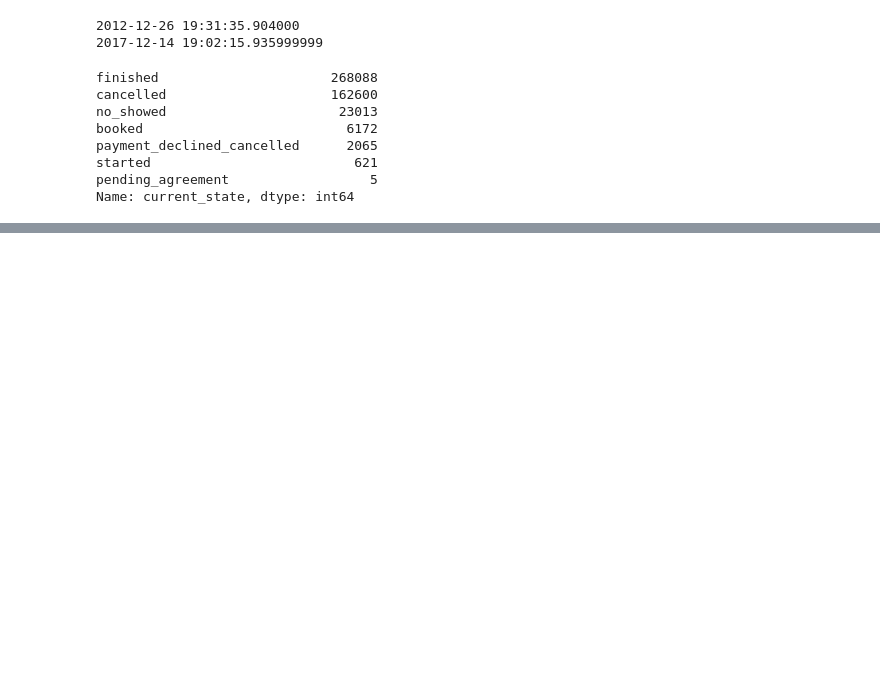
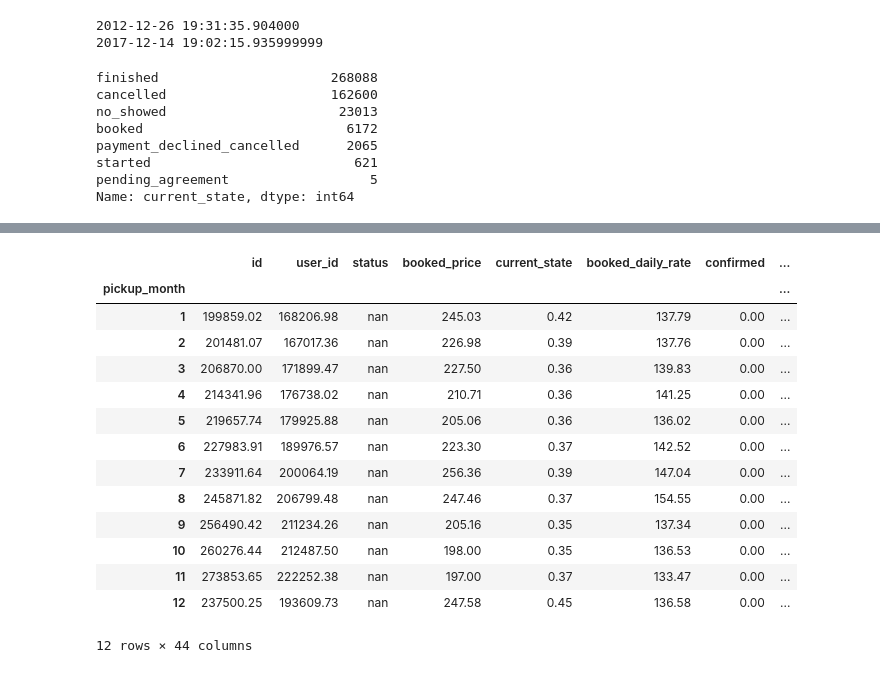
Before and after one commit to mengeling/silvercar-cancellation-predictor, a Jupyter notebook: EDA/silvercar.ipynb, the cells around one changed output, grey strips where cells are left out. Saved outputs shown, nothing was run; the diff lists cells and outputs as text; code cells hidden in the pictures; blank space fills up the shorter version.

```diff
--- a/EDA/silvercar.ipynb
+++ b/EDA/silvercar.ipynb
@@ -84,0 +169,20 @@ df["same_location"] = (df["pickup_location_id"] == df["dropoff_location_id"]).as
+# %%
+df["weekend_pickup"] = (df["pickup_dow"].isin([4, 5, 6])).astype(int)
+# %%
+df.groupby("pickup_month").mean()
+# %% [output]
+|  | id | user_id | status | booked_price | current_state | booked_daily_rate | confirmed | ... |
+| pickup_month |  |  |  |  |  |  |  | ... |
+| 1 | 199859.02 | 168206.98 | nan | 245.03 | 0.42 | 137.79 | 0.00 | ... |
+| 2 | 201481.07 | 167017.36 | nan | 226.98 | 0.39 | 137.76 | 0.00 | ... |
+| 3 | 206870.00 | 171899.47 | nan | 227.50 | 0.36 | 139.83 | 0.00 | ... |
+| 4 | 214341.96 | 176738.02 | nan | 210.71 | 0.36 | 141.25 | 0.00 | ... |
+| 5 | 219657.74 | 179925.88 | nan | 205.06 | 0.36 | 136.02 | 0.00 | ... |
+| 6 | 227983.91 | 189976.57 | nan | 223.30 | 0.37 | 142.52 | 0.00 | ... |
+| 7 | 233911.64 | 200064.19 | nan | 256.36 | 0.39 | 147.04 | 0.00 | ... |
+| 8 | 245871.82 | 206799.48 | nan | 247.46 | 0.37 | 154.55 | 0.00 | ... |
+| 9 | 256490.42 | 211234.26 | nan | 205.16 | 0.35 | 137.34 | 0.00 | ... |
+| 10 | 260276.44 | 212487.50 | nan | 198.00 | 0.35 | 136.53 | 0.00 | ... |
+| 11 | 273853.65 | 222252.38 | nan | 197.00 | 0.37 | 133.47 | 0.00 | ... |
+| 12 | 237500.25 | 193609.73 | nan | 247.58 | 0.45 | 136.58 | 0.00 | ... |
+12 rows × 44 columns
```
Also changed, not shown: parts of 24 cells of this notebook, 2 other files.
